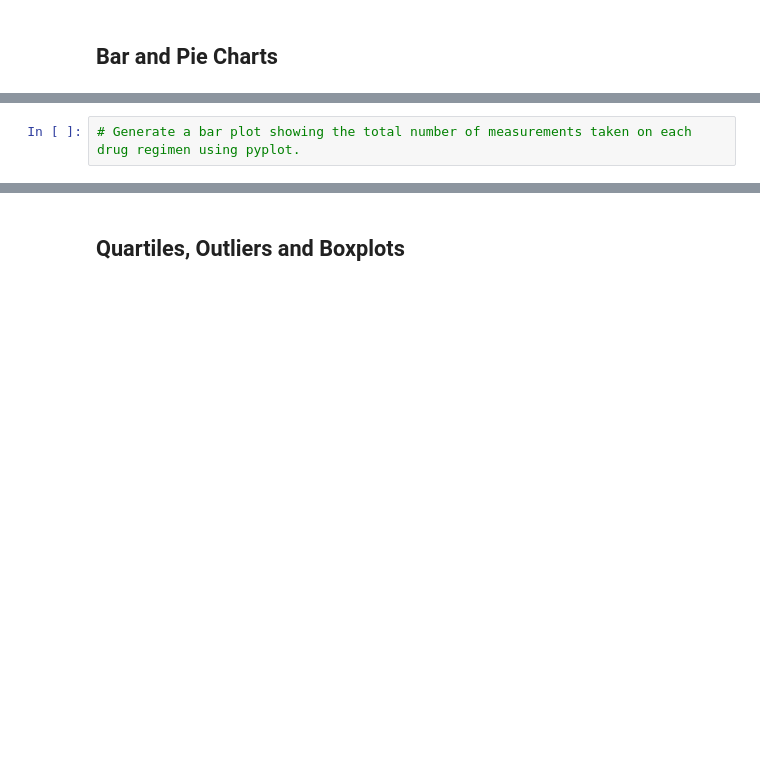
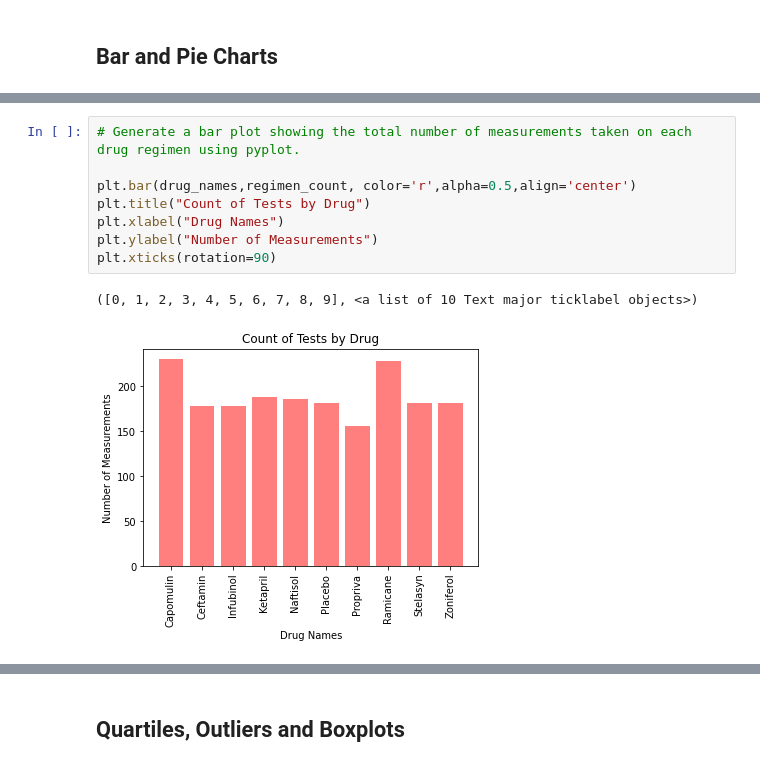
Before and after one commit to MMidwinter/matplotlib-challenge, a Jupyter notebook: Pymaceuticals/pymaceuticals_starter.ipynb, the cells around one changed output, grey strips where cells are left out. Cells and saved outputs as stored; diff of their text form; blank space fills up the shorter version.

```diff
--- a/Pymaceuticals/pymaceuticals_starter.ipynb
+++ b/Pymaceuticals/pymaceuticals_starter.ipynb
@@ -142,4 +155,13 @@ regimen_df.agg({'Tumor Volume (mm3)':['mean','median','var','std','sem']})
 # %%
 # Generate a bar plot showing the total number of measurements taken on each drug regimen using pyplot.
+
+plt.bar(drug_names,regimen_count, color='r',alpha=0.5,align='center')
+plt.title("Count of Tests by Drug")
+plt.xlabel("Drug Names")
+plt.ylabel("Number of Measurements")
+plt.xticks(rotation=90)
+# %% [output]
+([0, 1, 2, 3, 4, 5, 6, 7, 8, 9], <a list of 10 Text major ticklabel objects>)
+[figure, added]
 # %%
 # Generate a pie plot showing the distribution of female versus male mice using pandas
```
Also changed, not shown: parts of 4 cells of this notebook.
